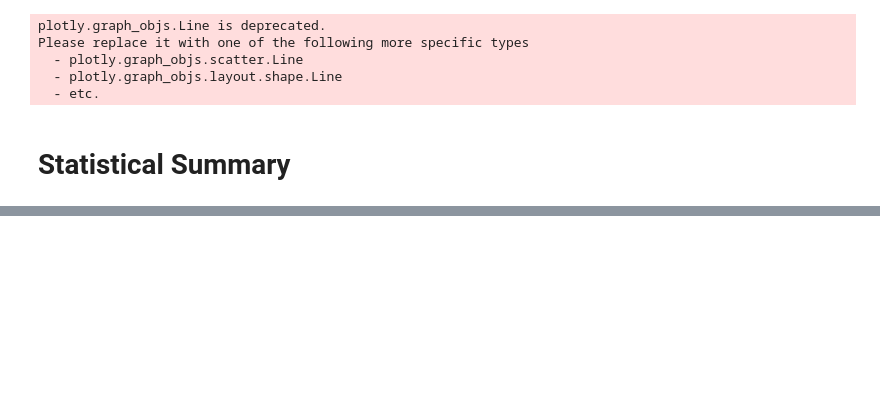
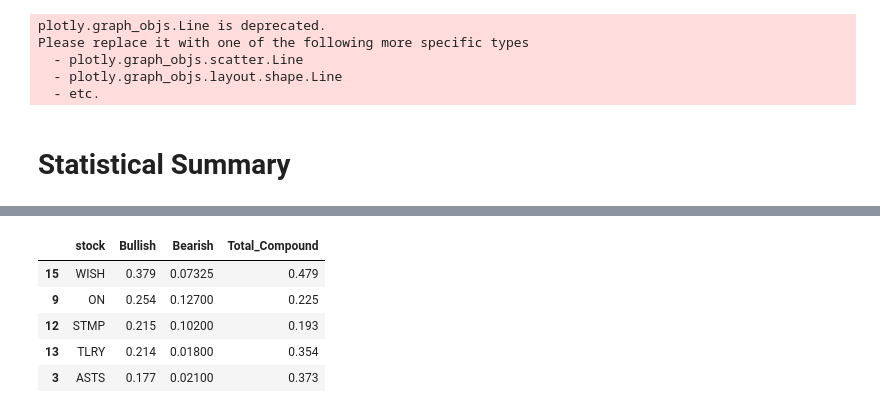
Before and after one commit to mdominguez2010/wsb-sentiment-analysis, a Jupyter notebook: workbook.ipynb, the cells around one changed output, grey strips where cells are left out. Saved outputs shown, nothing was run; the diff lists cells and outputs as text; code cells hidden in the pictures; blank space fills up the shorter version.

```diff
--- a/workbook.ipynb
+++ b/workbook.ipynb
@@ -83,0 +97,9 @@ average_sentiment(trending_data)
+# %%
+summary_data.head()
+# %% [output]
+|  | stock | Bullish | Bearish | Total_Compound |
+| 15 | WISH | 0.379 | 0.07325 | 0.479 |
+| 9 | ON | 0.254 | 0.12700 | 0.225 |
+| 12 | STMP | 0.215 | 0.10200 | 0.193 |
+| 13 | TLRY | 0.214 | 0.01800 | 0.354 |
+| 3 | ASTS | 0.177 | 0.02100 | 0.373 |
```
Also changed, not shown: parts of 8 cells of this notebook, 3 other files.
